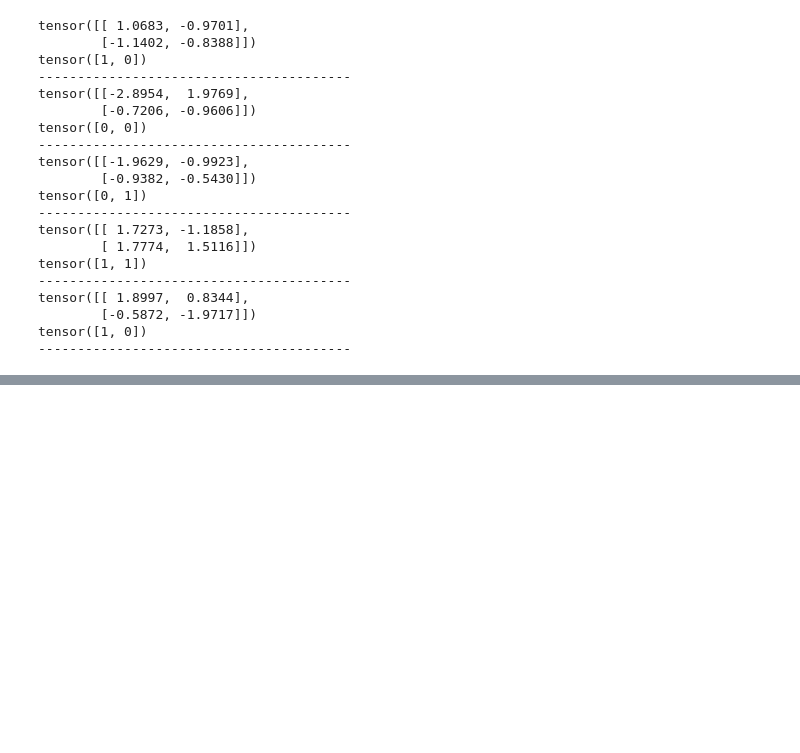
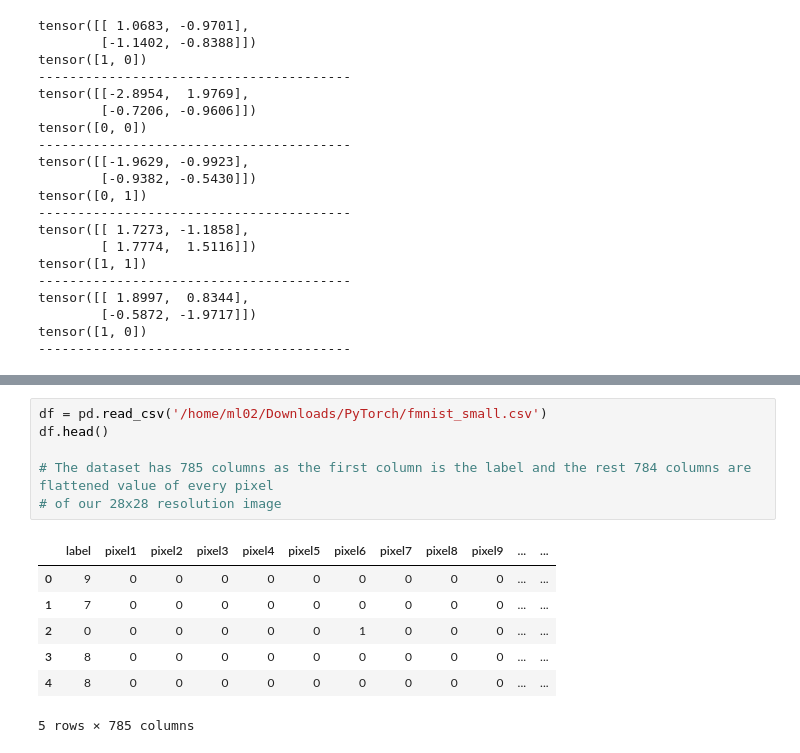
Before and after one commit to ml02-msi/pytorch_tutorial, a Jupyter notebook: PyTorch.ipynb, the cells around one changed output, grey strips where cells are left out. Saved outputs shown, nothing was run; the diff lists cells and outputs as text; blank space fills up the shorter version.

```diff
--- a/PyTorch.ipynb
+++ b/PyTorch.ipynb
@@ -2025,0 +2182,14 @@ tensor([1, 0])
+# %%
+df = pd.read_csv('/home/ml02/Downloads/PyTorch/fmnist_small.csv')
+df.head()
+
+# The dataset has 785 columns as the first column is the label and the rest 784 columns are flattened value of every pixel
+# of our 28x28 resolution image
+# %% [output]
+|  | label | pixel1 | pixel2 | pixel3 | pixel4 | pixel5 | pixel6 | pixel7 | pixel8 | pixel9 | ... | ... |
+| 0 | 9 | 0 | 0 | 0 | 0 | 0 | 0 | 0 | 0 | 0 | ... | ... |
+| 1 | 7 | 0 | 0 | 0 | 0 | 0 | 0 | 0 | 0 | 0 | ... | ... |
+| 2 | 0 | 0 | 0 | 0 | 0 | 0 | 1 | 0 | 0 | 0 | ... | ... |
+| 3 | 8 | 0 | 0 | 0 | 0 | 0 | 0 | 0 | 0 | 0 | ... | ... |
+| 4 | 8 | 0 | 0 | 0 | 0 | 0 | 0 | 0 | 0 | 0 | ... | ... |
+5 rows × 785 columns
```
Also changed, not shown: parts of 19 cells of this notebook, 1 other file.
